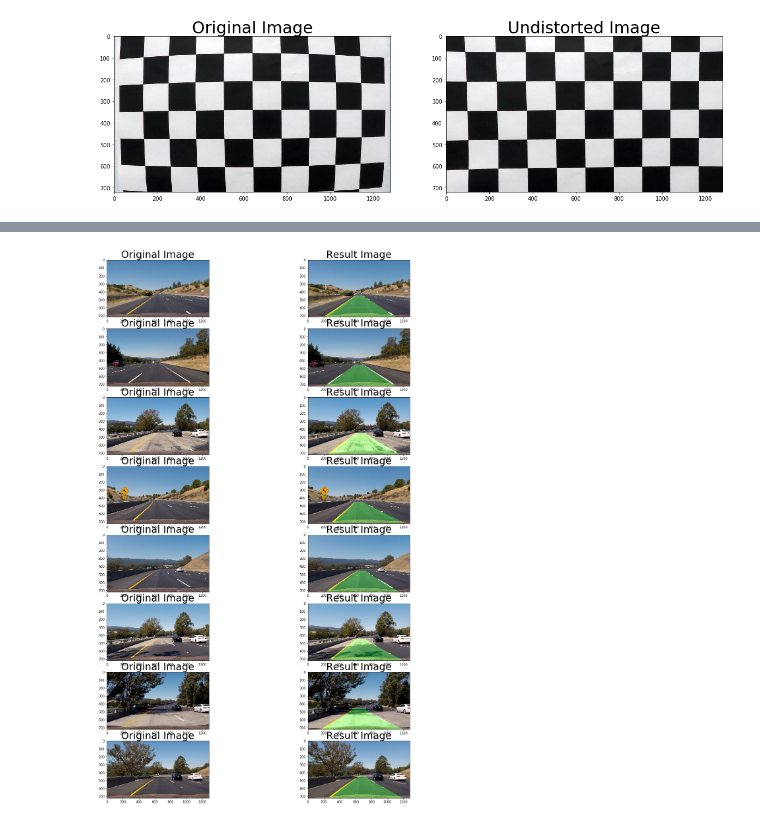
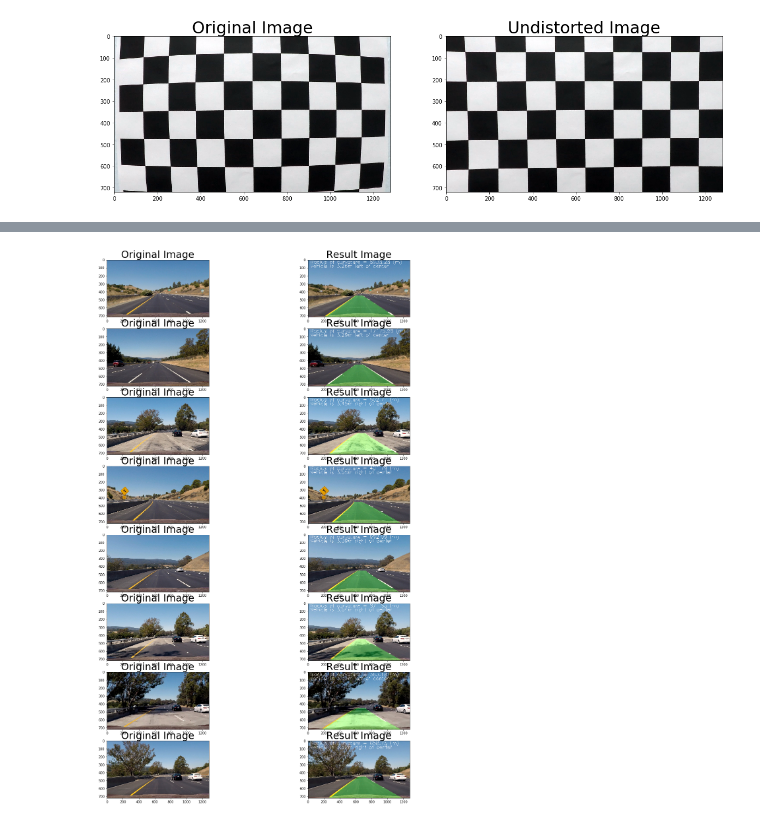
Before and after one commit to VolodymyrIvanov/Udacity-Advanced-Lane-Lines, a Jupyter notebook: AdvancedLaneLines.ipynb, the cells around one changed output, grey strips where cells are left out. Drawn from its saved outputs; the diff is of its cells as text; code cells hidden in the pictures.

```diff
--- a/AdvancedLaneLines.ipynb
+++ b/AdvancedLaneLines.ipynb
@@ -99,11 +99,20 @@ dst = np.float32(
 M = cv2.getPerspectiveTransform(src, dst)
 
 Minv = np.linalg.inv(M)
-max_diff = 0.0005
+nwindows = 9
+max_diff = 0.0006
+max_prev_diff = 0.00035
 min_curve_arg = 1e-04
-max_radius_cm = 1000000 # 1km
 max_fail_iterations = 3
-min_distance_threshold = 250
+min_distance_threshold = 1.5 #1.5 meters
+
+ym_per_pix = 30/720 # meters per pixel in y dimension
+xm_per_pix = 3.7/700 # meters per pixel in x dimension
+font = cv2.FONT_HERSHEY_SIMPLEX
+bottomLeftCornerOfText1 = (30, 50)
+bottomLeftCornerOfText2 = (30, 100)
+fontScale = 2
+fontColor = (255,255,255)
 # %%
 # Class Line
 class Line():
@@ -123,7 +132,7 @@ class Line():
         #radius of curvature of the line in some units
         self.radius_of_curvature = None
         #distance in meters of vehicle center from the line
-        self.line_base_pos = 200
+        self.line_base_pos = 2
         #difference in fit coefficients between last and new fits
         self.diffs = np.array([0,0,0], dtype='float')
         #x values for detected line pixels
@@ -472,27 +526,25 @@ def process_frame(image):
     return result
 # %%
-nwindows = 9
-xsize_in_centimeters = 600
-
 images = glob.glob('test_images/*.jpg')
 f, axes = plt.subplots(len(images), 2, figsize=(20, 30))
 
 for idx, fname in enumerate(images):
     name = fname.split('\\')[1].split('.')
     image = mpimg.imread(fname)
     left_line = Line()
     right_line = Line()
     startedFromScratch = True
+    maxErrors = False
     fail_iterations = 0
     iteration = 0
     out_image = process_frame(image)
     mpimg.imsave('output_images/' + name[0] + '_res.' + name[1], out_image)
     axes[idx][0].imshow(image)
     axes[idx][0].set_title('Original Image', fontsize=30)
     axes[idx][1].imshow(out_image)
     axes[idx][1].set_title('Result Image', fontsize=30)
 # %% [output]
-[figure, old version]
+[figure, new version]
 # %%
 from moviepy.editor import VideoFileClip
 from IPython.display import HTML
```
Also changed, not shown: parts of 6 cells of this notebook, 36 other files.
